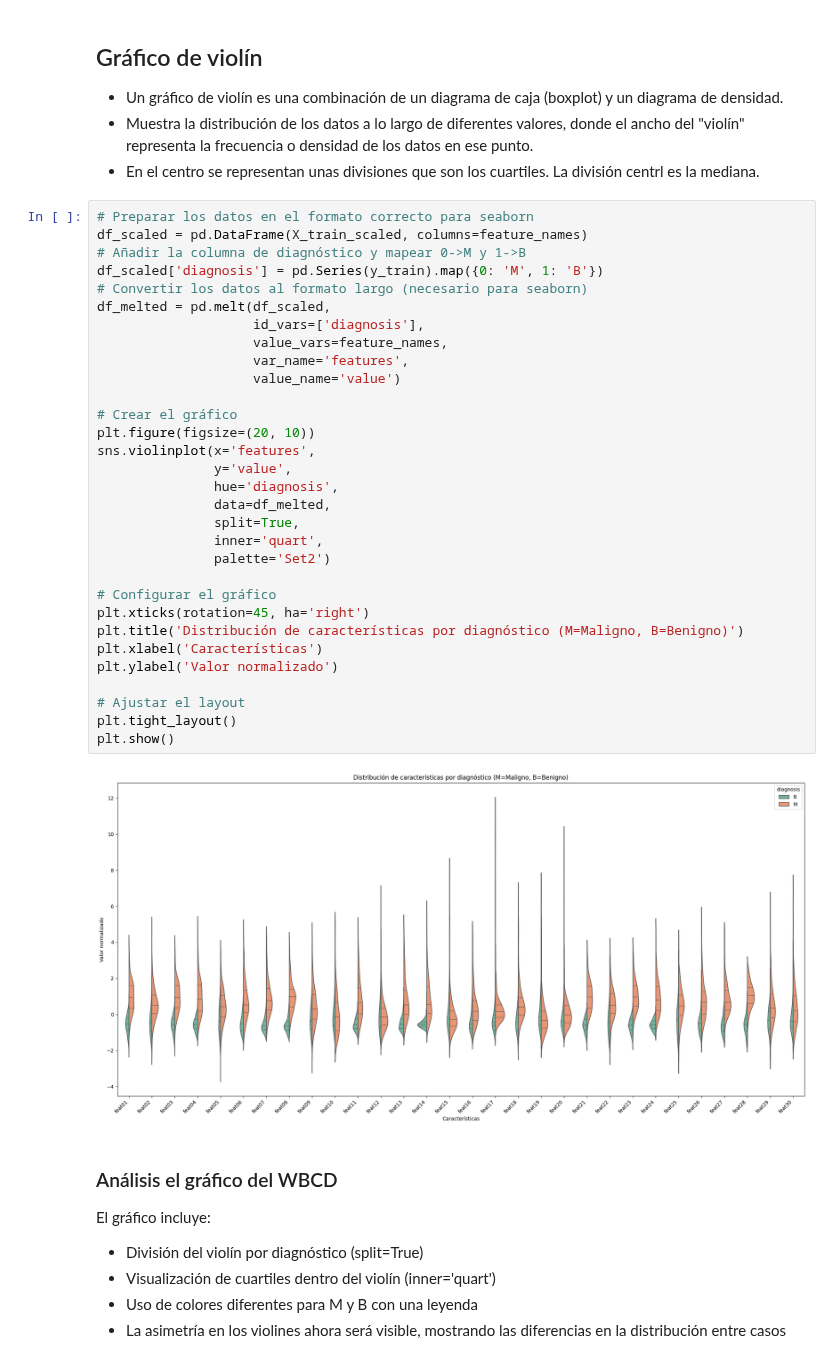
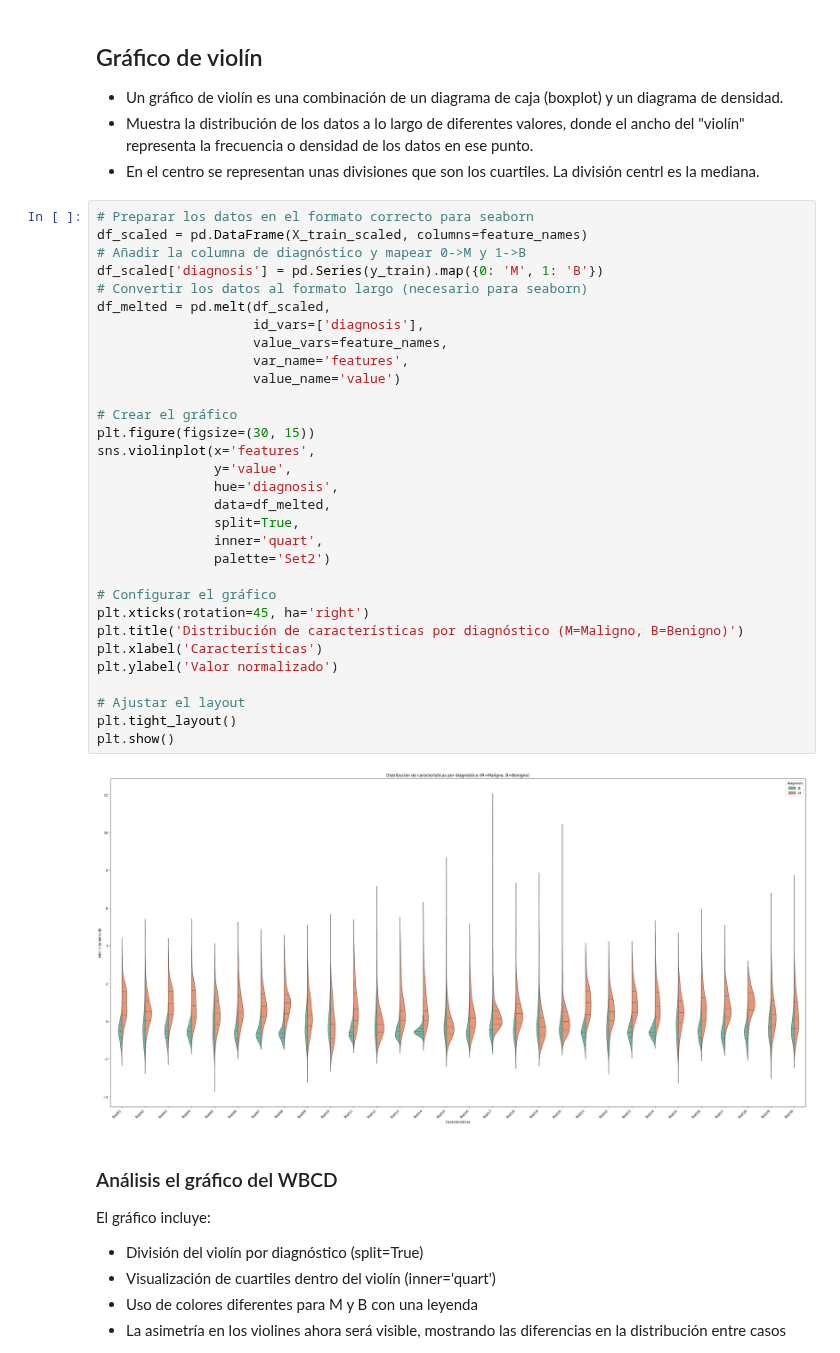
Before and after one commit to financieras/ai, a Jupyter notebook: perceptron/notebooks/data_preprocessing.ipynb, the cells around one changed output. Cells and saved outputs as stored; diff of their text form.

```diff
--- a/perceptron/notebooks/data_preprocessing.ipynb
+++ b/perceptron/notebooks/data_preprocessing.ipynb
@@ -198,35 +198,35 @@ numpy.ndarray
 # Preparar los datos en el formato correcto para seaborn
 df_scaled = pd.DataFrame(X_train_scaled, columns=feature_names)
 # Añadir la columna de diagnóstico y mapear 0->M y 1->B
 df_scaled['diagnosis'] = pd.Series(y_train).map({0: 'M', 1: 'B'})
 # Convertir los datos al formato largo (necesario para seaborn)
 df_melted = pd.melt(df_scaled,
                     id_vars=['diagnosis'],
                     value_vars=feature_names,
                     var_name='features',
                     value_name='value')
 
 # Crear el gráfico
-plt.figure(figsize=(20, 10))
+plt.figure(figsize=(30, 15))
 sns.violinplot(x='features',
                y='value',
                hue='diagnosis',
                data=df_melted,
                split=True,
                inner='quart',
                palette='Set2')
 
 # Configurar el gráfico
 plt.xticks(rotation=45, ha='right')
 plt.title('Distribución de características por diagnóstico (M=Maligno, B=Benigno)')
 plt.xlabel('Características')
 plt.ylabel('Valor normalizado')
 
 # Ajustar el layout
 plt.tight_layout()
 plt.show()
 # %% [output]
-[figure, old version]
+[figure, new version]
 # %% [markdown]
 ### Análisis el gráfico del WBCD
 El gráfico incluye:
```
Also changed, not shown: parts of 7 cells of this notebook.
